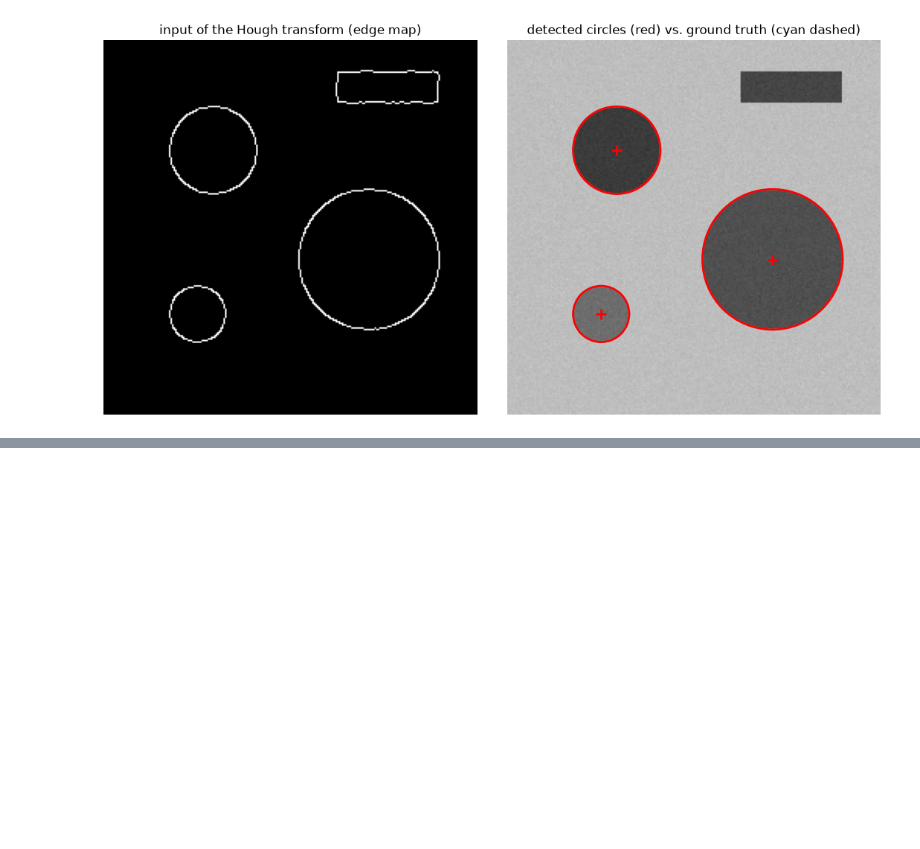
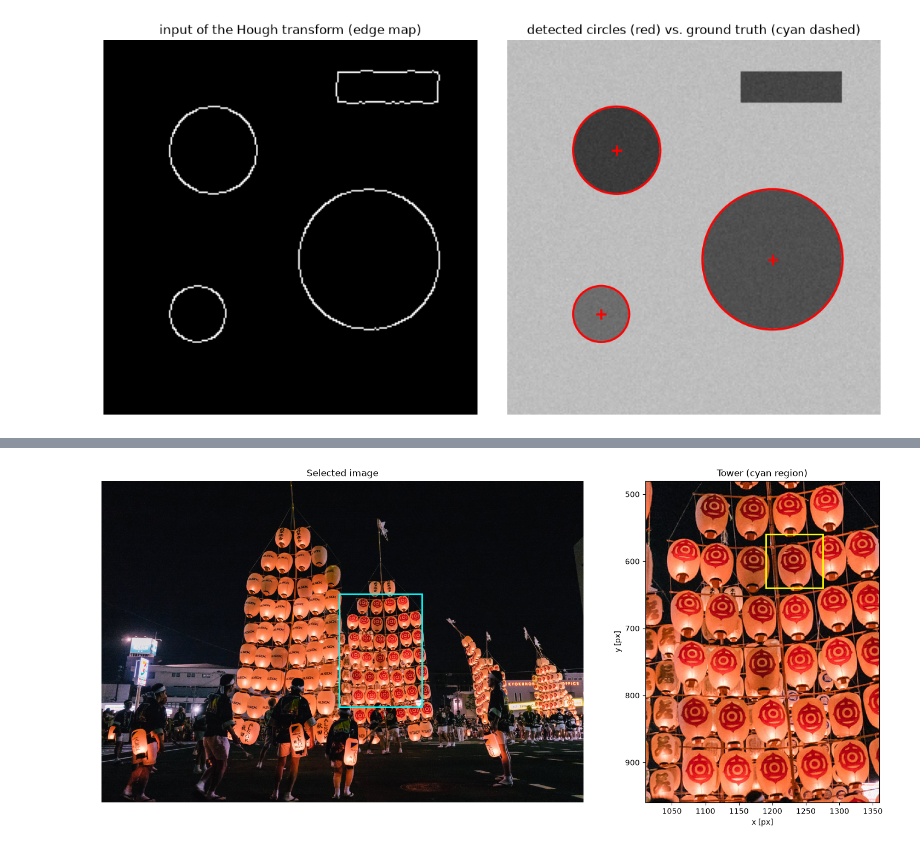
Before and after one commit to mischhart-bsc/image-processing, a Jupyter notebook: mc2_2_pattern_detection.ipynb, the cells around one changed output, grey strips where cells are left out. Saved outputs shown, nothing was run; the diff lists cells and outputs as text; code cells hidden in the pictures; blank space fills up the shorter version.

```diff
--- a/mc2_2_pattern_detection.ipynb
+++ b/mc2_2_pattern_detection.ipynb
@@ -248,0 +236,13 @@ Blur, Sobel gradient, non-maximum suppression and thresholding were implemented
+# %%
+import numpy as np
+import matplotlib.pyplot as plt
+from PIL import Image
+
+IMG_PATH = "akita-kanto-festival-by-annintofu-flickr-2187739691.jpg"
+img = np.array(Image.open(IMG_PATH).convert("RGB"))
+H, W, _ = img.shape
+print(f"image: {W} x {H} px, {img.shape[2]} channels, {img.dtype}")
+
+# Regions (x0, x1, y0, y1) in original pixel coordinates, defined visually (not detected)
+TOWER = (1010, 1360, 480, 960)    # right-hand tower with red crests
+CREST = (1190, 1275, 560, 640)    # one lantern with its crest
@@ -248,0 +263,13 @@ Blur, Sobel gradient, non-maximum suppression and thresholding were implemented
+# %%
+x0, x1, y0, y1 = TOWER
+a, b, c, d = CREST
+fig, axs = plt.subplots(1, 2, figsize=(15, 6.5), gridspec_kw={"width_ratios": [2.2, 1]})
+axs[0].imshow(img)
+axs[0].add_patch(plt.Rectangle((x0, y0), x1 - x0, y1 - y0, fill=False, ec="cyan", lw=2))
+axs[0].set_title("Selected image"); axs[0].axis("off")
+axs[1].imshow(img[y0:y1, x0:x1], extent=(x0, x1, y1, y0))
+axs[1].add_patch(plt.Rectangle((a, c), b - a, d - c, fill=False, ec="yellow", lw=2))
+axs[1].set_title("Tower (cyan region)"); axs[1].set_xlabel("x [px]"); axs[1].set_ylabel("y [px]")
+plt.tight_layout(); plt.show()
+# %% [output]
+[figure, added]
```
Also changed, not shown: parts of 22 cells of this notebook.
